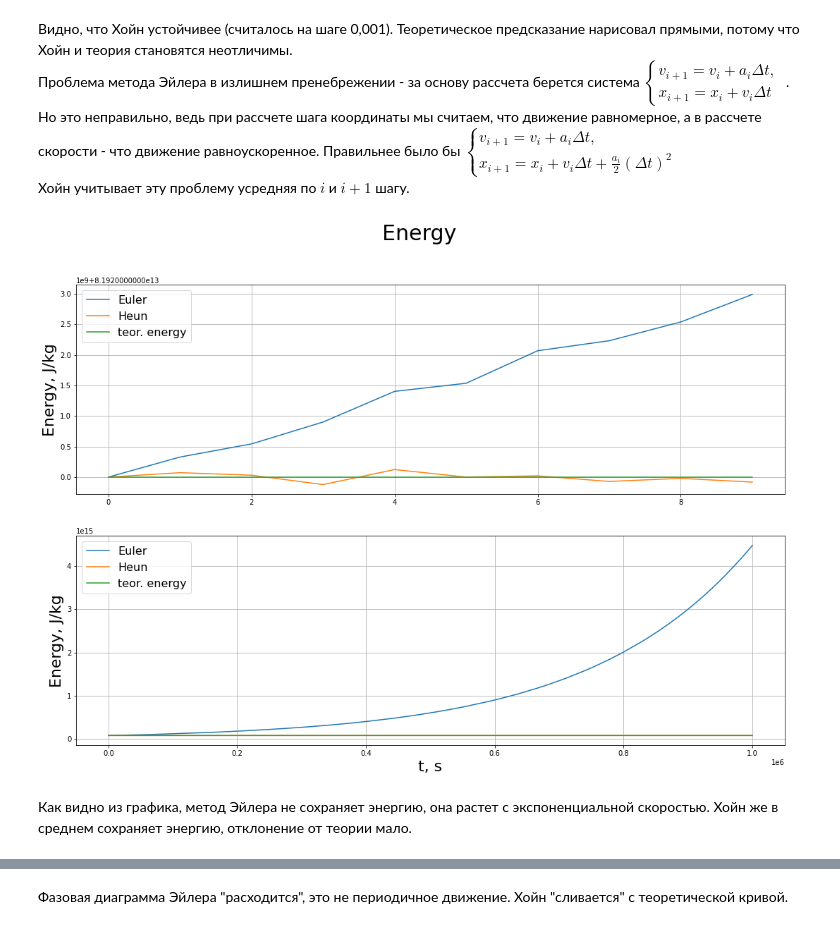
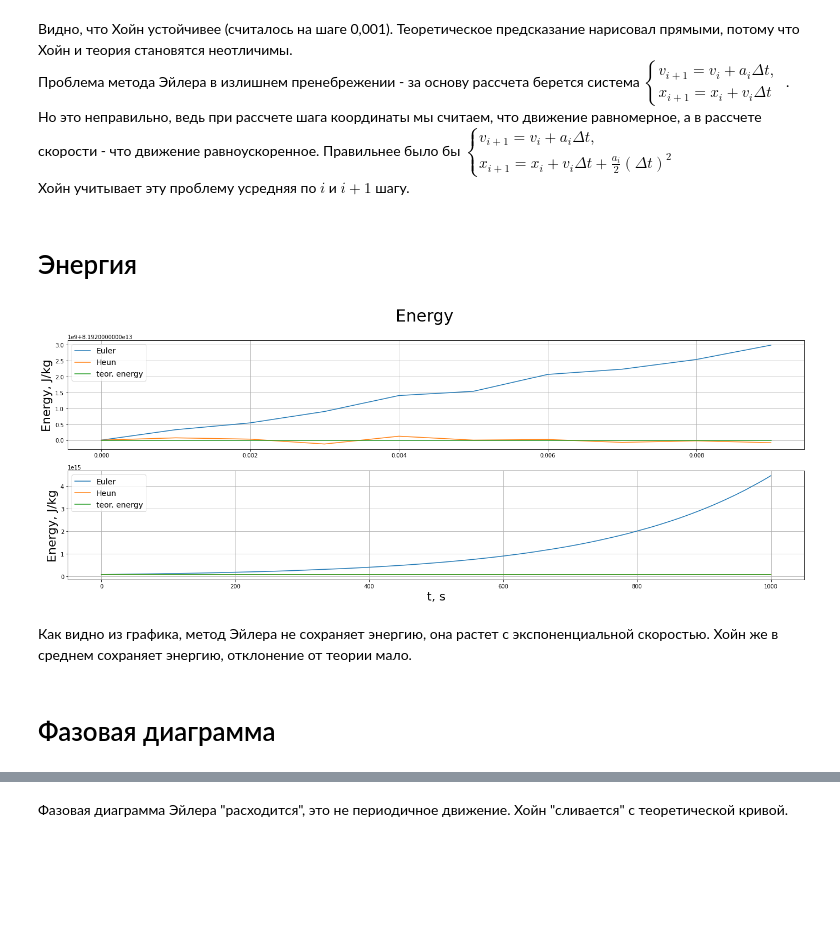
Before and after one commit to GintGld/modeling_MIPT, a Jupyter notebook: wk3/gr.ipynb, the cells around one changed output, grey strips where cells are left out. Cells and saved outputs as stored; diff of their text form; code cells hidden in the pictures; blank space fills up the shorter version.

```diff
--- a/wk3/gr.ipynb
+++ b/wk3/gr.ipynb
@@ -49,35 +51,39 @@ v_{i+1} = v_i + a_i \Delta t,\\
 x_{i+1} = x_i + v_i \Delta t + \frac{a_i}{2} (\Delta t)^2
 \end{cases}$
 Хойн учитывает эту проблему усредняя по $i$ и $i+1$ шагу.
+# %% [markdown]
+# Энергия
 # %%
 fig, (ax1, ax2) = plt.subplots(2, 1)
 fig.suptitle('Energy', fontsize=30)
-fig.set_size_inches(18, 12)
+fig.set_size_inches(24, 8)
 
-t = np.linspace(0, len(d), len(d))
+t = np.linspace(0, d.N[0]*d.dx[0], len(d))
 E_e = 0.5 * (d.v_e**2 + w**2*d.x_e**2)
 E_h = 0.5 * (d.v_h**2 + w**2*d.x_h**2)
 
 ax1.plot(t[:int(1e-5*len(t))], E_e[:int(1e-5*len(t))], '-', label='Euler')
 ax1.plot(t[:int(1e-5*len(t))], E_h[:int(1e-5*len(t))], '-', label='Heun')
 ax1.plot(t[:int(1e-5*len(t))], t[:int(1e-5*len(t))]-t[:int(1e-5*len(t))]+E_e[0], label='teor. energy')
 ax1.set_ylabel('Energy, J/kg', fontsize=22)
 
 ax2.plot(t, E_e, '-', label='Euler')
 ax2.plot(t, E_h, '-', label='Heun')
 ax2.plot(t, t-t+E_e[0], label='teor. energy')
 ax2.set_ylabel('Energy, J/kg', fontsize=22)
 ax2.set_xlabel('t, s', fontsize=22)
 
-ax1.legend(fontsize=16, loc='best')
-ax2.legend(fontsize=16, loc='best')
+ax1.legend(fontsize=14, loc='best')
+ax2.legend(fontsize=14, loc='best')
 ax1.grid(True)
 ax2.grid(True)
 plt.show()
 # %% [output]
-[figure, old version]
+[figure, new version]
 # %% [markdown]
 Как видно из графика, метод Эйлера не сохраняет энергию, она растет с экспоненциальной скоростью. Хойн же в среднем сохраняет энергию, отклонение от теории мало.
+# %% [markdown]
+# Фазовая диаграмма
 # %%
 fig, (ax1, ax2) = plt.subplots(2, 1)
 fig.suptitle('Phase diagram', fontsize=30)
```
Also changed, not shown: parts of 9 cells of this notebook, 1 other file.
